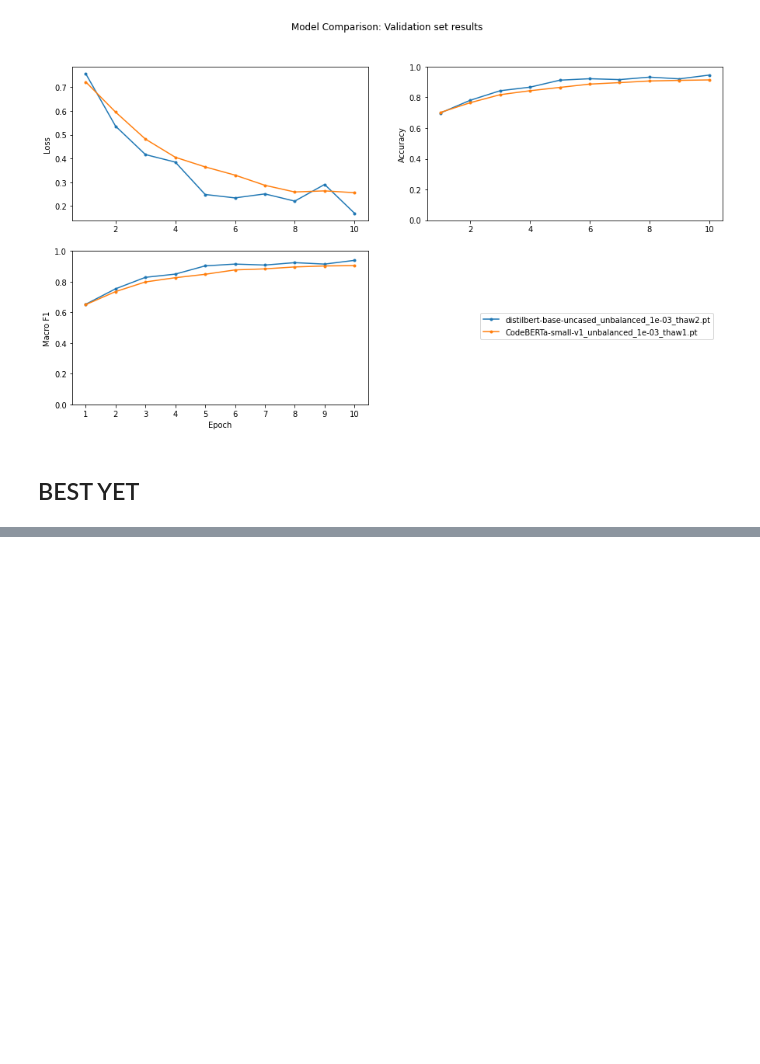
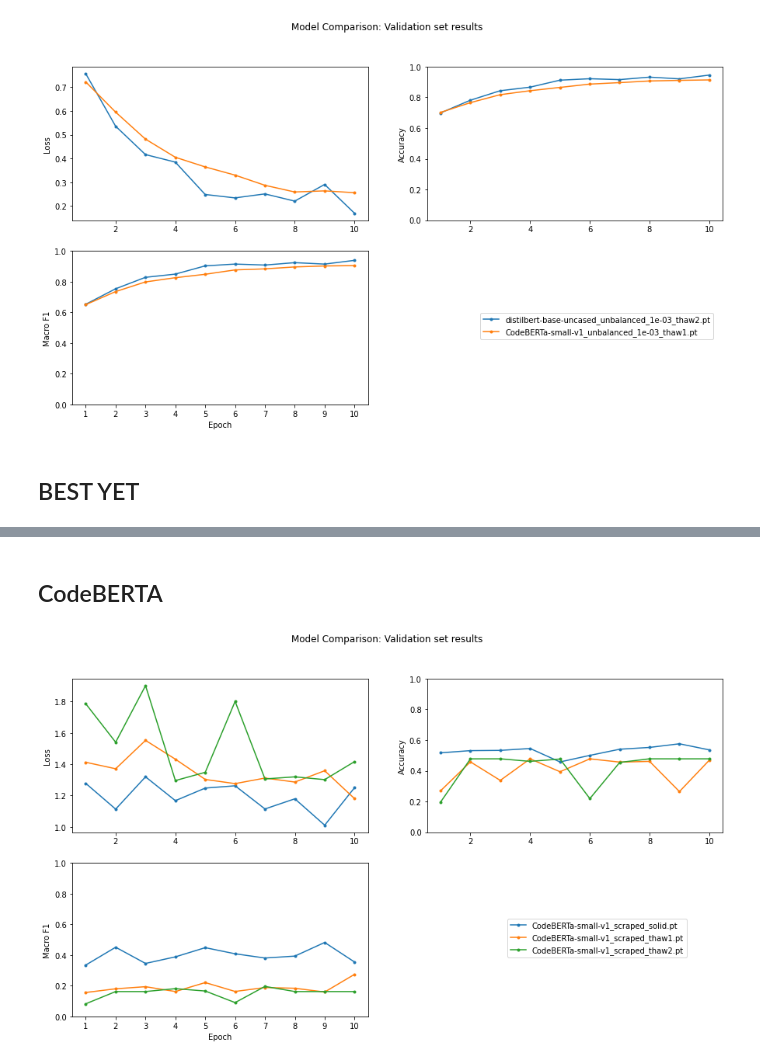
Before and after one commit to backtick-se/docks-master-thesis, a Jupyter notebook: notebooks/transformer_eval.ipynb, the cells around one changed output, grey strips where cells are left out. Drawn from its saved outputs; the diff is of its cells as text; code cells hidden in the pictures; blank space fills up the shorter version.

```diff
--- a/notebooks/transformer_eval.ipynb
+++ b/notebooks/transformer_eval.ipynb
@@ -117,0 +146,10 @@ non-functional       0.67      0.51      0.58        91
+# %% [markdown]
+## CodeBERTA
+# %%
+compare(
+    'CodeBERTa-small-v1_scraped_solid.pt',
+    'CodeBERTa-small-v1_scraped_thaw1.pt',
+    'CodeBERTa-small-v1_scraped_thaw2.pt',
+)
+# %% [output]
+[figure, added]
```
Also changed, not shown: parts of 12 cells of this notebook.
